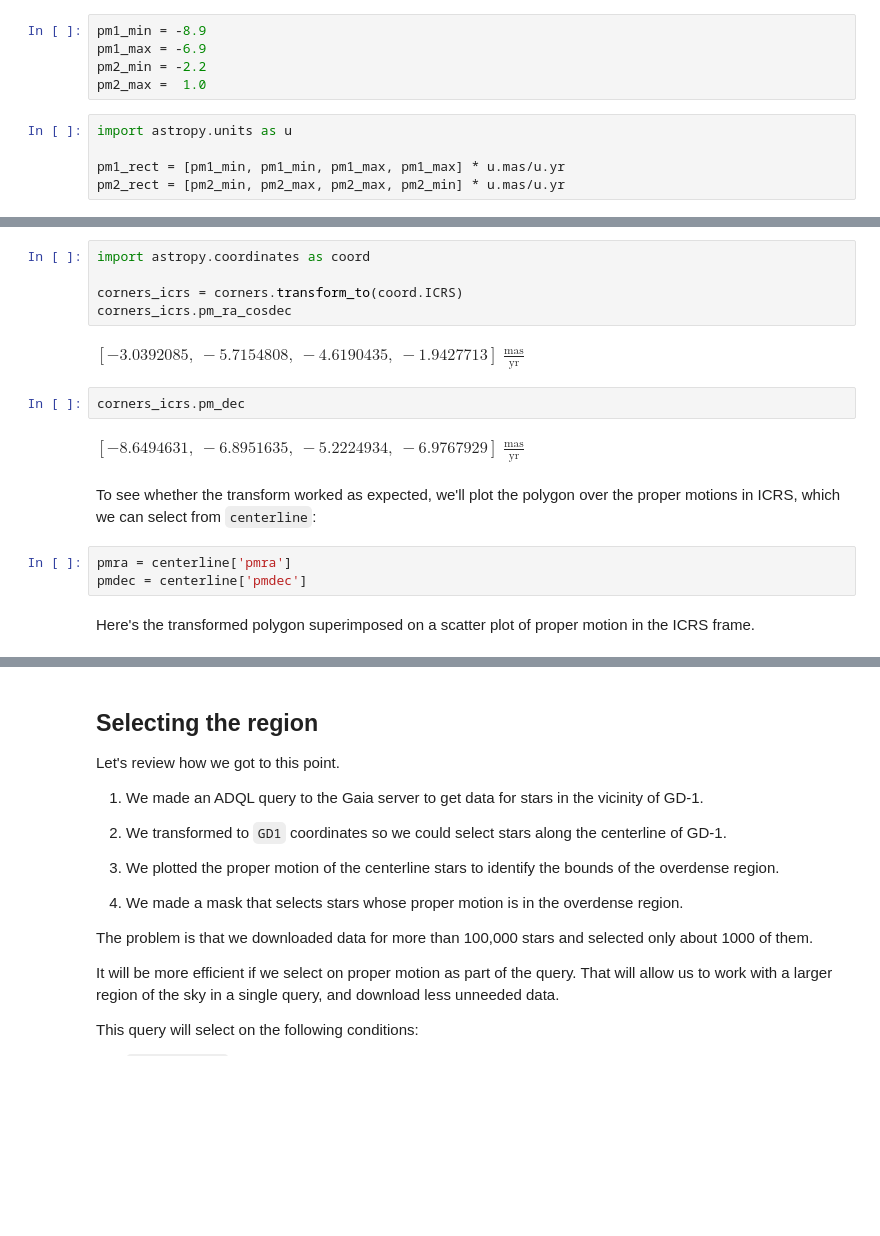
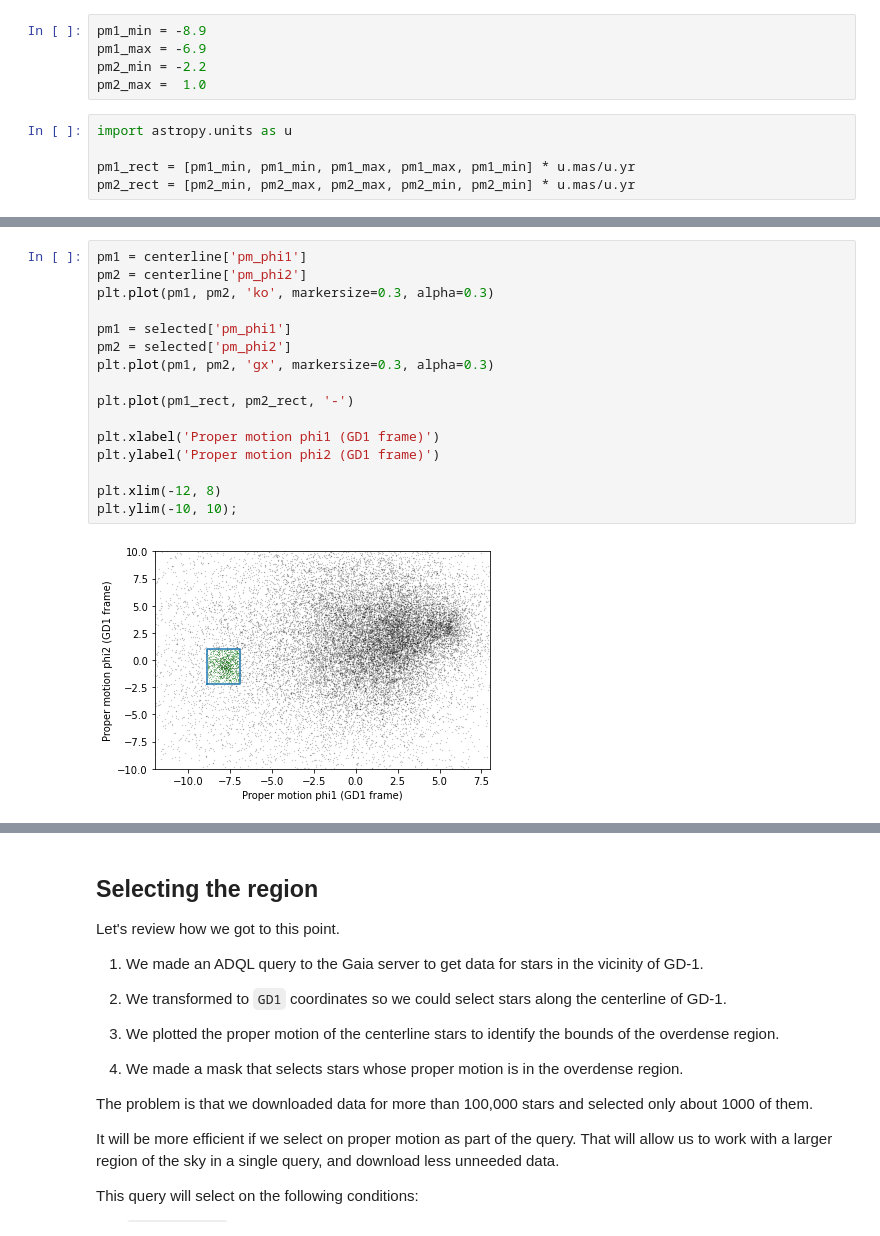
Before and after one commit to AllenDowney/AstronomicalData, a Jupyter notebook: 04_select.ipynb, the cells around one changed output, grey strips where cells are left out. Cells and saved outputs as stored; diff of their text form; blank space fills up the shorter version.

```diff
--- a/04_select.ipynb
+++ b/04_select.ipynb
@@ -80,5 +81,5 @@ pm2_max =  1.0
 # %%
 import astropy.units as u
 
-pm1_rect = [pm1_min, pm1_min, pm1_max, pm1_max] * u.mas/u.yr
-pm2_rect = [pm2_min, pm2_max, pm2_max, pm2_min] * u.mas/u.yr
+pm1_rect = [pm1_min, pm1_min, pm1_max, pm1_max, pm1_min] * u.mas/u.yr
+pm2_rect = [pm2_min, pm2_max, pm2_max, pm2_min, pm2_min] * u.mas/u.yr
@@ -106,19 +86,19 @@ And translate the the ICRS frame.
-# %%
-import astropy.coordinates as coord
-
-corners_icrs = corners.transform_to(coord.ICRS)
-corners_icrs.pm_ra_cosdec
-# %% [output]
-$[-3.0392085,~-5.7154808,~-4.6190435,~-1.9427713] \; \mathrm{\frac{mas}{yr}}$
-# %%
-corners_icrs.pm_dec
-# %% [output]
-$[-8.6494631,~-6.8951635,~-5.2224934,~-6.9767929] \; \mathrm{\frac{mas}{yr}}$
-# %% [markdown]
-To see whether the transform worked as expected, we'll plot the polygon over the proper motions in ICRS, which we can select from `centerline`:
-# %%
-pmra = centerline['pmra']
-pmdec = centerline['pmdec']
-# %% [markdown]
-Here's the transformed polygon superimposed on a scatter plot of proper motion in the ICRS frame.
+# %%
+pm1 = centerline['pm_phi1']
+pm2 = centerline['pm_phi2']
+plt.plot(pm1, pm2, 'ko', markersize=0.3, alpha=0.3)
+
+pm1 = selected['pm_phi1']
+pm2 = selected['pm_phi2']
+plt.plot(pm1, pm2, 'gx', markersize=0.3, alpha=0.3)
+
+plt.plot(pm1_rect, pm2_rect, '-')
+
+plt.xlabel('Proper motion phi1 (GD1 frame)')
+plt.ylabel('Proper motion phi2 (GD1 frame)')
+
+plt.xlim(-12, 8)
+plt.ylim(-10, 10);
+# %% [output]
+[figure, added]
 # %%
```
Also changed, not shown: parts of 34 cells of this notebook, 9 other files.
